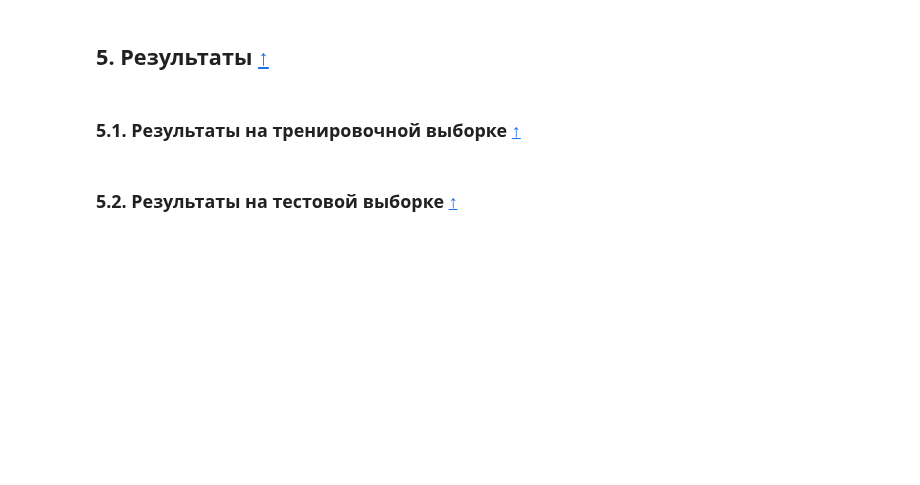
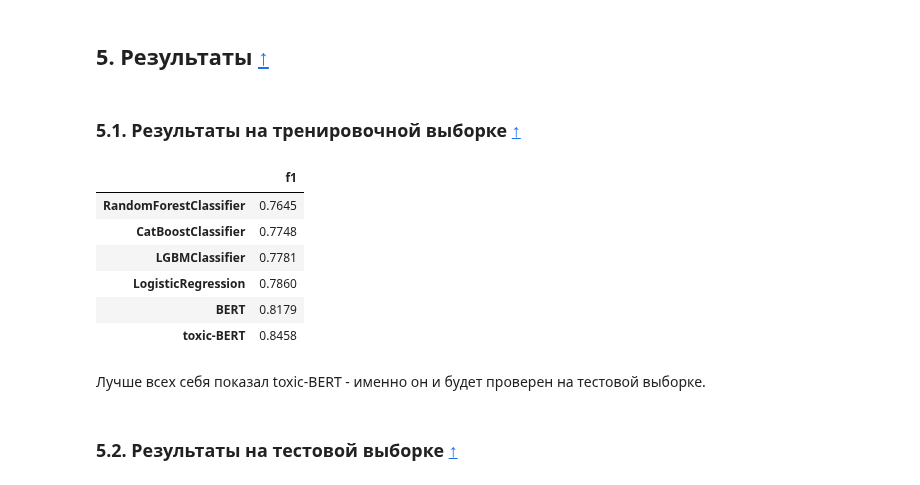
Before and after one commit to dolbilov/yandex_practicum_projects, a Jupyter notebook: 17_toxic_comments/project.ipynb, the cells around one changed output. Cells and saved outputs as stored; diff of their text form; code cells hidden in the pictures; blank space fills up the shorter version.

```diff
--- a/17_toxic_comments/project.ipynb
+++ b/17_toxic_comments/project.ipynb
@@ -690,0 +799,3 @@ val_embeddings = get_embeddings(X_val_bert.values.tolist())
+# %%
+print("Extracting features from validation data...")
+val_features = extract_features(val_loader)
@@ -691,2 +804,6 @@ val_embeddings = get_embeddings(X_val_bert.values.tolist())
 # %%
-toxic_lr = LogisticRegression(random_state=RANDOM_STATE, n_jobs=-1);
+log_reg = LogisticRegression(max_iter=1000,
+                             solver='liblinear',
+                             random_state=RANDOM_STATE,
+                             n_jobs=-1)
+log_reg.fit(train_features, y_train_bert);
@@ -695,5 +810,5 @@ toxic_lr.fit(train_embeddings, y_train_bert);
 # %%
-y_pred = toxic_lr.predict(val_embeddings)
+y_pred = log_reg.predict(val_features)
 # %%
-f1_toxic_bert = f1_score(y_val_bert, y_pred)
-print(f'F1 for toxic-BERT on val = {f1_toxic_bert:.4f}')
+f1_toxic_bert = f1_score(y_val_bert, y_pred, average='binary')
+print(f'F1 = {f1_toxic_bert:.4f}')
@@ -710,10 +821,20 @@ ConfusionMatrixDisplay.from_predictions(y_val_bert, y_pred);
 # %%
 pd.options.display.float_format = '{:.4f}'.format
 
 pd.DataFrame(
-    data=[best_score_rfc, 0, best_score_lgbmc, best_score_lr, 0, f1_toxic_bert],
+    data=[best_score_rfc, best_score_cbc, best_score_lgbmc, best_score_lr, float(f1_bert.cpu()), f1_toxic_bert],
     index=['RandomForestClassifier', 'CatBoostClassifier', 'LGBMClassifier', 'LogisticRegression', 'BERT', 'toxic-BERT'],
     columns=['f1']
 ).sort_values('f1', ascending=True)
+# %% [output]
+|  | f1 |
+| RandomForestClassifier | 0.7645 |
+| CatBoostClassifier | 0.7748 |
+| LGBMClassifier | 0.7781 |
+| LogisticRegression | 0.7860 |
+| BERT | 0.8179 |
+| toxic-BERT | 0.8458 |
+# %% [markdown]
+Лучше всех себя показал toxic-BERT - именно он и будет проверен на тестовой выборке.
 # %% [markdown]
 ### 5.2. <a id='toc5_2_'></a>Результаты на тестовой выборке      [&#8593;](#toc0_)
```
Also changed, not shown: parts of 85 cells of this notebook.
